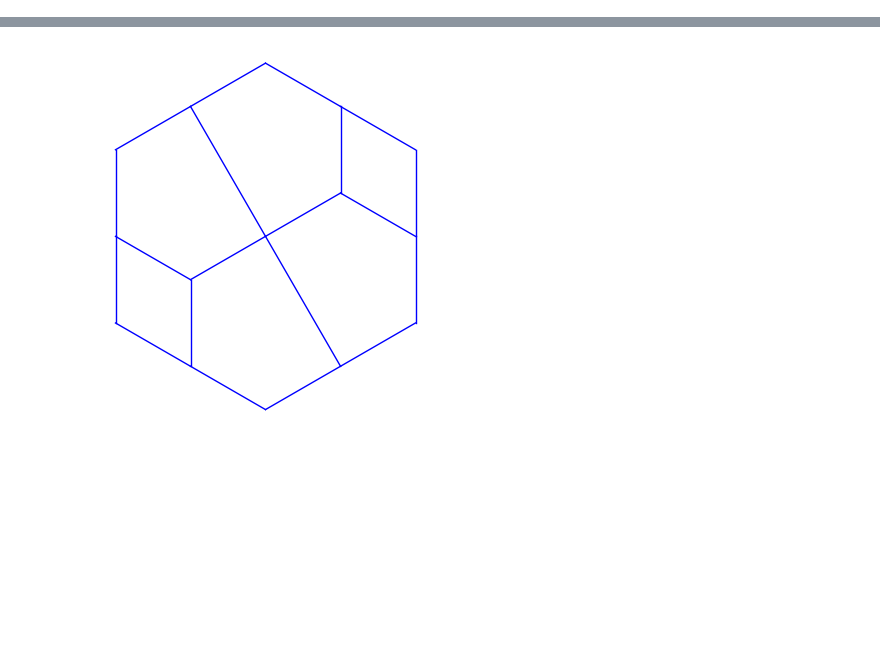
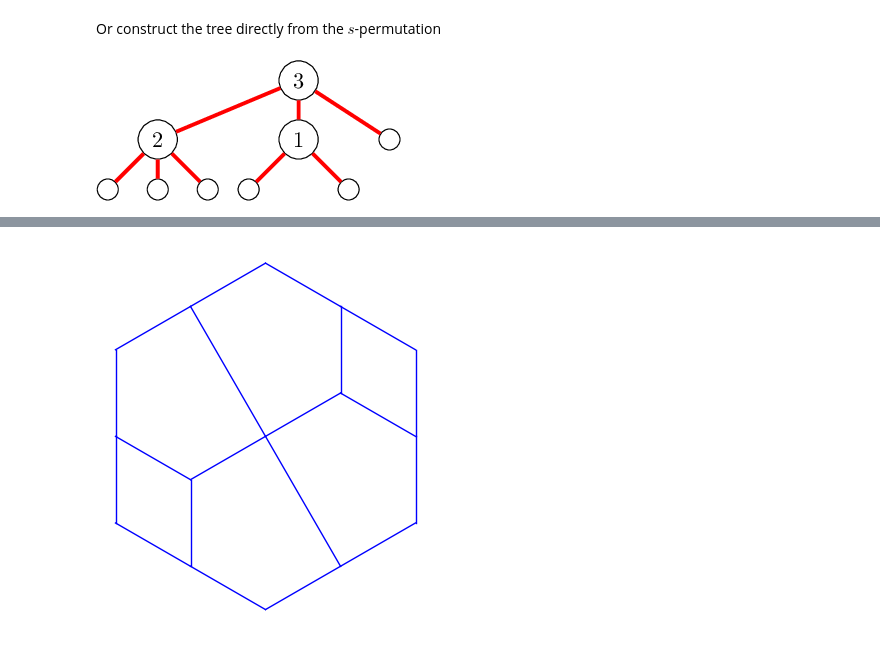
Before and after one commit to VivianePons/public-notebooks, a Jupyter notebook: sWeakOrder/Demo.ipynb, the cells around one changed output, grey strips where cells are left out. Cells and saved outputs as stored; diff of their text form; code cells hidden in the pictures; blank space fills up the shorter version.

```diff
--- a/sWeakOrder/Demo.ipynb
+++ b/sWeakOrder/Demo.ipynb
@@ -29,0 +52,6 @@ SD.lattice()
+# %% [markdown]
+Or construct the tree directly from the $s$-permutation
+# %%
+viewLatex(SDecreasingTrees.from_s_permutation([2,2,3,1,3]))
+# %% [output]
+[figure, added]
```
Also changed, not shown: parts of 107 cells of this notebook, 1 other file.
